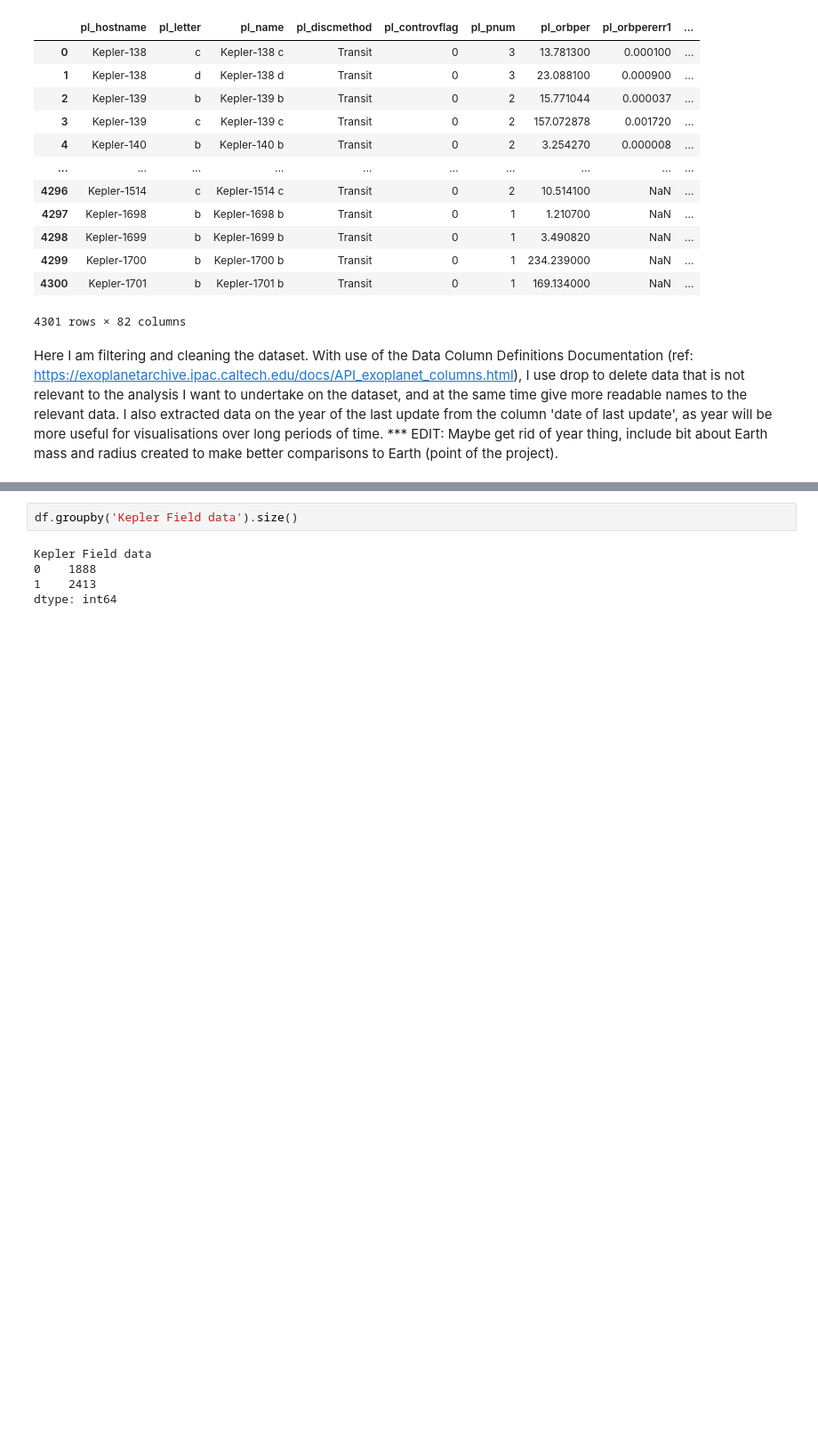
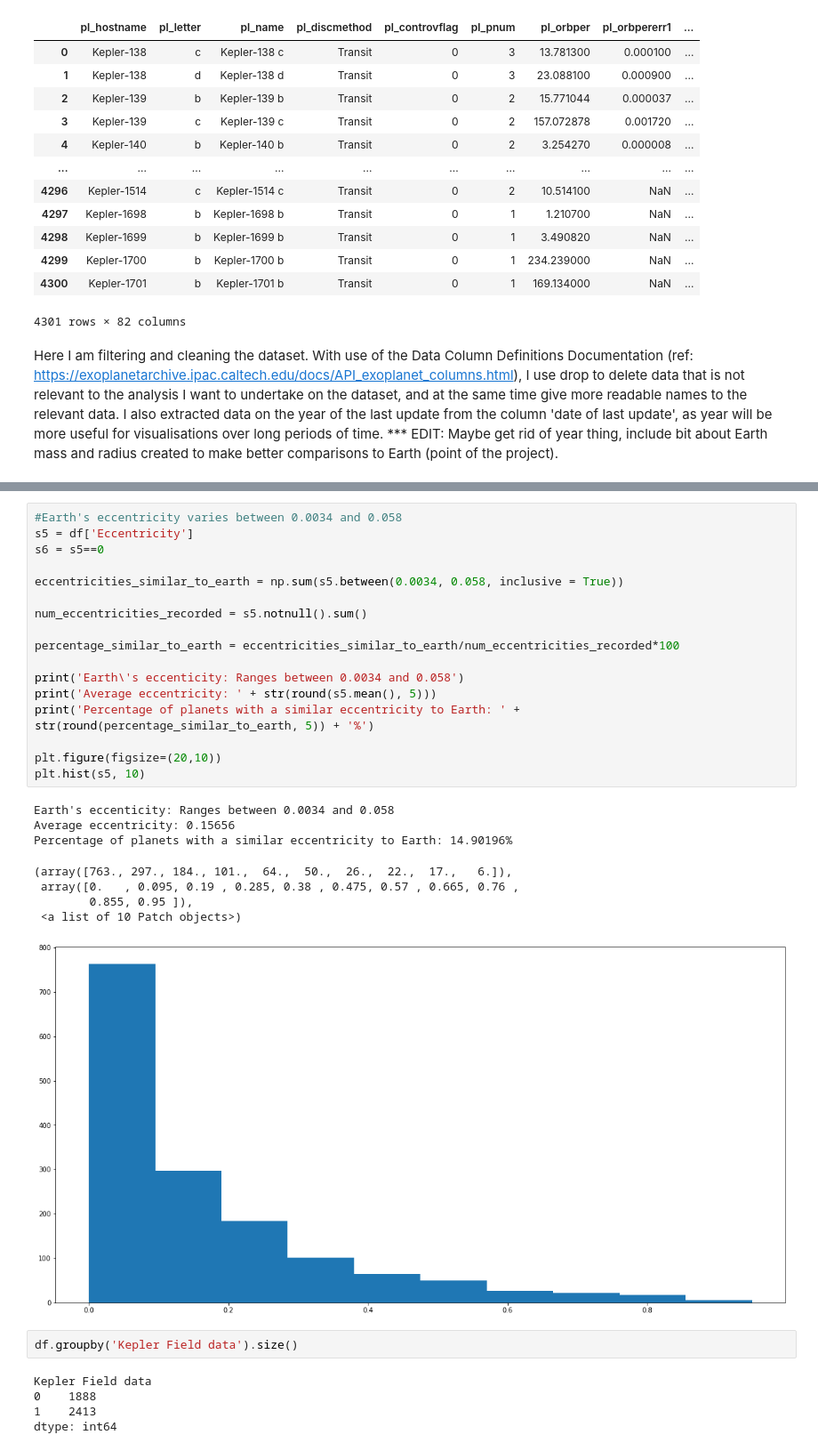
Before and after one commit to sjlacey/DataScienceProject_Exoplanets, a Jupyter notebook: DataScienceProject_Exoplanets.ipynb, the cells around one changed output, grey strips where cells are left out. Shown at 89% size. Cells and saved outputs as stored; diff of their text form; blank space fills up the shorter version.

```diff
--- a/DataScienceProject_Exoplanets.ipynb
+++ b/DataScienceProject_Exoplanets.ipynb
@@ -169,3 +158,29 @@ Int64Index([2416], dtype='int64')
+# %%
+#Earth's eccentricity varies between 0.0034 and 0.058
+s5 = df['Eccentricity']
+s6 = s5==0
+
+eccentricities_similar_to_earth = np.sum(s5.between(0.0034, 0.058, inclusive = True))
+
+num_eccentricities_recorded = s5.notnull().sum()
+
+percentage_similar_to_earth = eccentricities_similar_to_earth/num_eccentricities_recorded*100
+
+print('Earth\'s eccenticity: Ranges between 0.0034 and 0.058')
+print('Average eccentricity: ' + str(round(s5.mean(), 5)))
+print('Percentage of planets with a similar eccentricity to Earth: ' + str(round(percentage_similar_to_earth, 5)) + '%')
+
+plt.figure(figsize=(20,10))
+plt.hist(s5, 10)
+# %% [output]
+Earth's eccenticity: Ranges between 0.0034 and 0.058
+Average eccentricity: 0.15656
+Percentage of planets with a similar eccentricity to Earth: 14.90196%
+(array([763., 297., 184., 101.,  64.,  50.,  26.,  22.,  17.,   6.]),
+ array([0.   , 0.095, 0.19 , 0.285, 0.38 , 0.475, 0.57 , 0.665, 0.76 ,
+        0.855, 0.95 ]),
+ <a list of 10 Patch objects>)
+[figure, added]
 # %%
 df.groupby('Kepler Field data').size()
 # %% [output]
```
Also changed, not shown: parts of 6 cells of this notebook.
